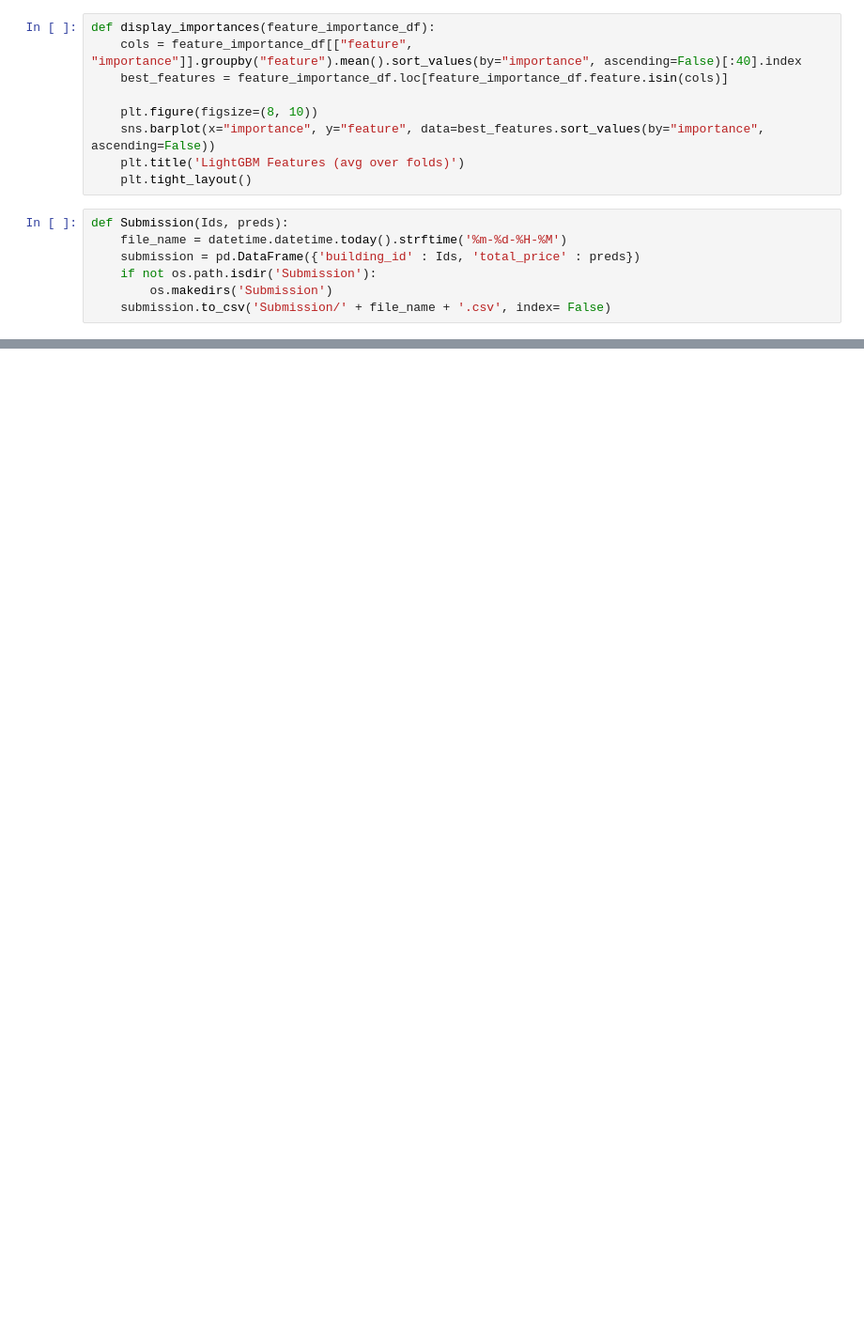
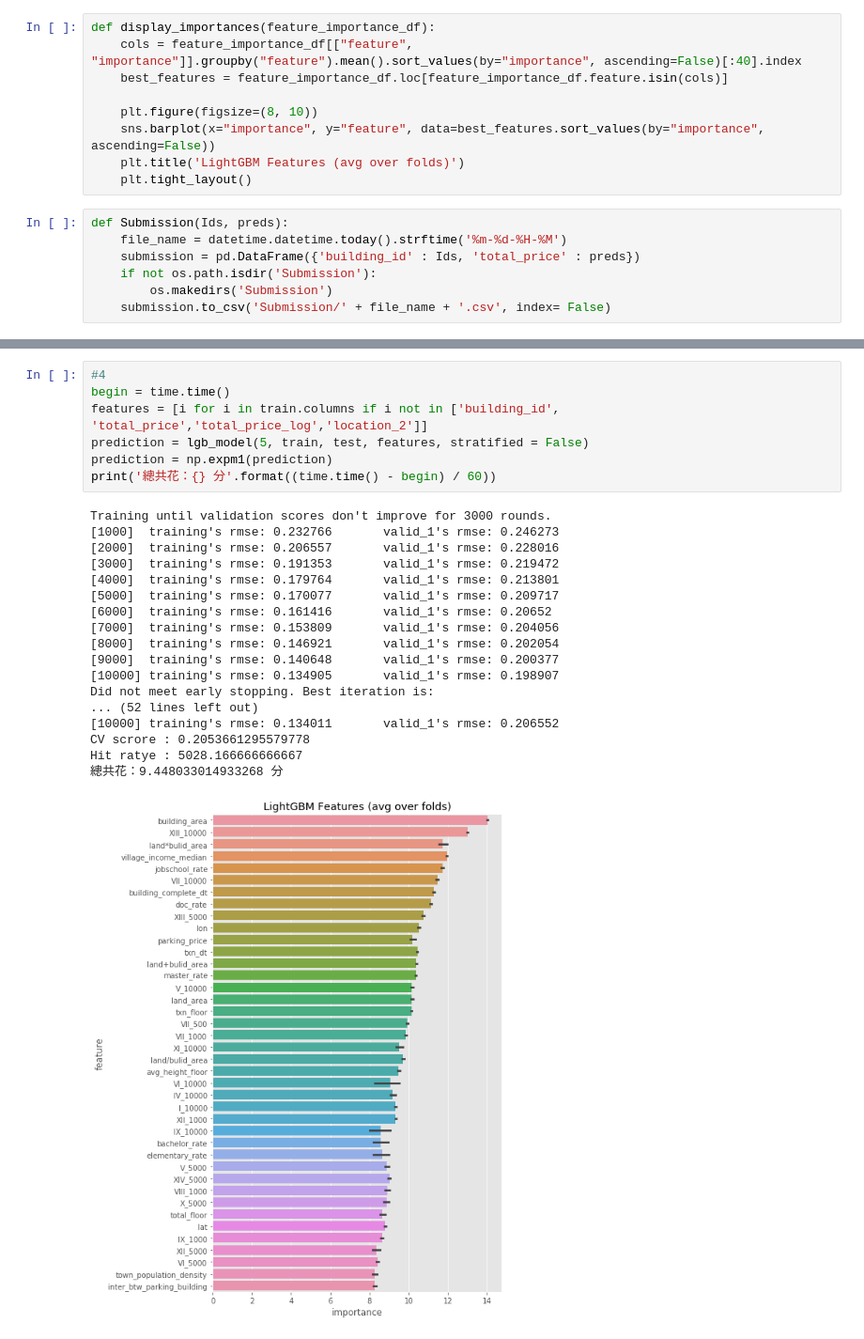
Before and after one commit to phacus/T-Brain_competition_predict_house_price, a Jupyter notebook: Model.ipynb, the cells around one changed output, grey strips where cells are left out. Shown at 94% size. Cells and saved outputs as stored; diff of their text form; blank space fills up the shorter version.

```diff
--- a/Model.ipynb
+++ b/Model.ipynb
@@ -145,0 +298,26 @@ print(prediction)
+# %%
+#4
+begin = time.time()
+features = [i for i in train.columns if i not in ['building_id', 'total_price','total_price_log','location_2']]
+prediction = lgb_model(5, train, test, features, stratified = False)
+prediction = np.expm1(prediction)
+print('總共花：{} 分'.format((time.time() - begin) / 60))
+# %% [output]
+Training until validation scores don't improve for 3000 rounds.
+[1000]  training's rmse: 0.232766       valid_1's rmse: 0.246273
+[2000]  training's rmse: 0.206557       valid_1's rmse: 0.228016
+[3000]  training's rmse: 0.191353       valid_1's rmse: 0.219472
+[4000]  training's rmse: 0.179764       valid_1's rmse: 0.213801
+[5000]  training's rmse: 0.170077       valid_1's rmse: 0.209717
+[6000]  training's rmse: 0.161416       valid_1's rmse: 0.20652
+[7000]  training's rmse: 0.153809       valid_1's rmse: 0.204056
+[8000]  training's rmse: 0.146921       valid_1's rmse: 0.202054
+[9000]  training's rmse: 0.140648       valid_1's rmse: 0.200377
+[10000] training's rmse: 0.134905       valid_1's rmse: 0.198907
+Did not meet early stopping. Best iteration is:
+... (52 lines left out)
+[10000] training's rmse: 0.134011       valid_1's rmse: 0.206552
+CV scrore : 0.2053661295579778
+Hit ratye : 5028.166666666667
+總共花：9.448033014933268 分
+[figure, added]
```
Also changed, not shown: parts of 22 cells of this notebook, 3 other files.
